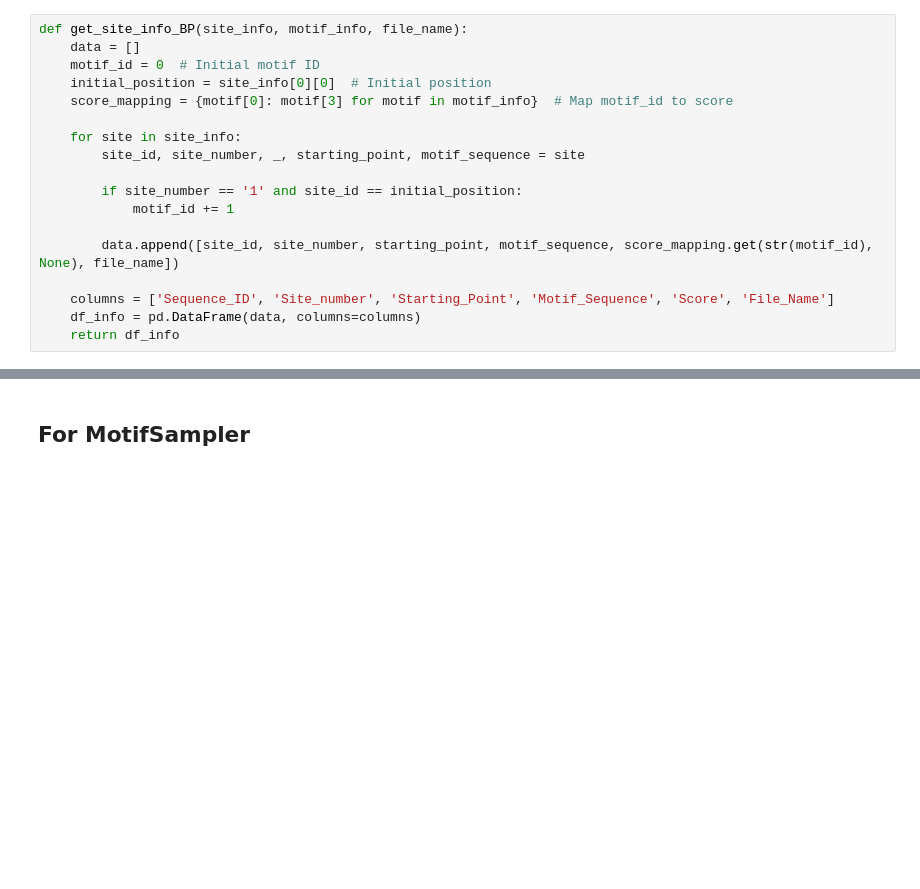
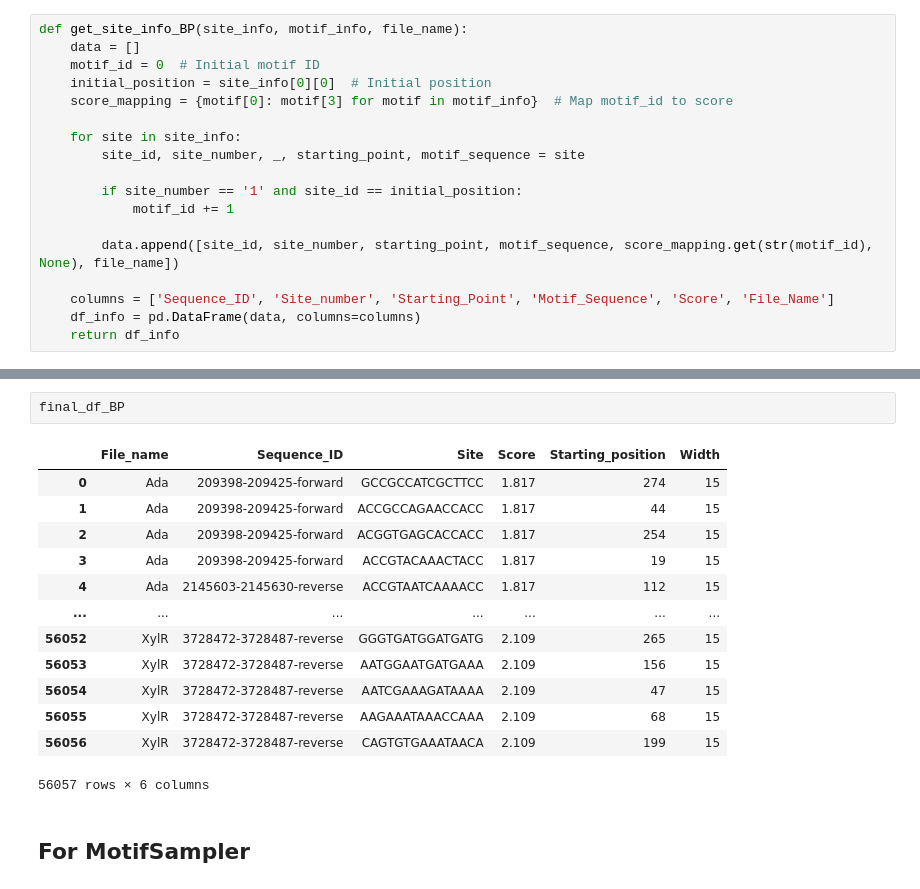
Before and after one commit to SpyrosAlvanakis/Molecular_Algorithms_project, a Jupyter notebook: Regex_for_outputs.ipynb, the cells around one changed output, grey strips where cells are left out. Saved outputs shown, nothing was run; the diff lists cells and outputs as text; blank space fills up the shorter version.

```diff
--- a/Regex_for_outputs.ipynb
+++ b/Regex_for_outputs.ipynb
@@ -221,3 +223,19 @@ final_df_BP.head()
+# %%
+final_df_BP
+# %% [output]
+|  | File_name | Sequence_ID | Site | Score | Starting_position | Width |
+| 0 | Ada | 209398-209425-forward | GCCGCCATCGCTTCC | 1.817 | 274 | 15 |
+| 1 | Ada | 209398-209425-forward | ACCGCCAGAACCACC | 1.817 | 44 | 15 |
+| 2 | Ada | 209398-209425-forward | ACGGTGAGCACCACC | 1.817 | 254 | 15 |
+| 3 | Ada | 209398-209425-forward | ACCGTACAAACTACC | 1.817 | 19 | 15 |
+| 4 | Ada | 2145603-2145630-reverse | ACCGTAATCAAAACC | 1.817 | 112 | 15 |
+| ... | ... | ... | ... | ... | ... | ... |
+| 56052 | XylR | 3728472-3728487-reverse | GGGTGATGGATGATG | 2.109 | 265 | 15 |
+| 56053 | XylR | 3728472-3728487-reverse | AATGGAATGATGAAA | 2.109 | 156 | 15 |
+| 56054 | XylR | 3728472-3728487-reverse | AATCGAAAGATAAAA | 2.109 | 47 | 15 |
+| 56055 | XylR | 3728472-3728487-reverse | AAGAAATAAACCAAA | 2.109 | 68 | 15 |
+| 56056 | XylR | 3728472-3728487-reverse | CAGTGTGAAATAACA | 2.109 | 199 | 15 |
+56057 rows × 6 columns
 # %% [markdown]
 ## **For MotifSampler**
 # %% [markdown]
```
Also changed, not shown: parts of 9 cells of this notebook.
